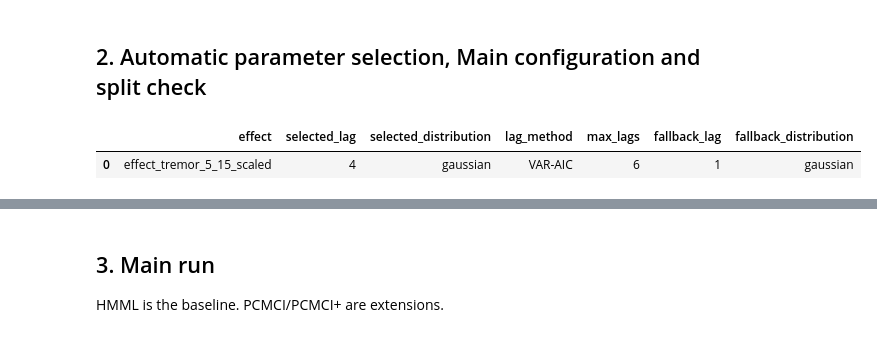
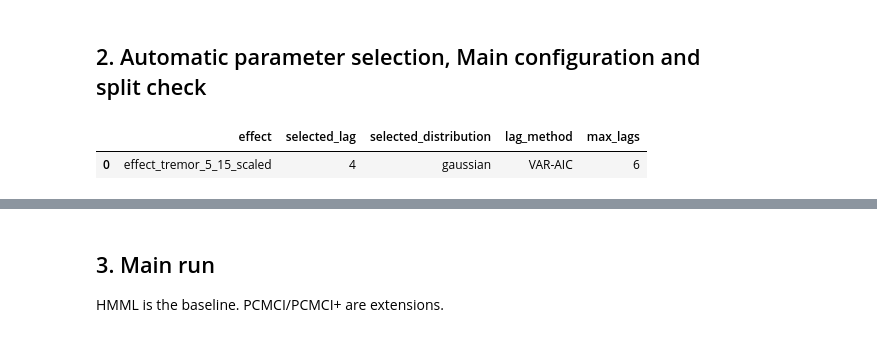
Before and after one commit to alectois/Distinguishing-Causes-and-Triggers-in-Volcanic-and-Seismic-Processes, a Jupyter notebook: notebooks/whakaari_cause_trigger.ipynb, the cells around one changed output, grey strips where cells are left out. Drawn from its saved outputs; the diff is of its cells as text; code cells hidden in the pictures.

```diff
--- a/notebooks/whakaari_cause_trigger.ipynb
+++ b/notebooks/whakaari_cause_trigger.ipynb
@@ -35,18 +35,27 @@ display(pd.DataFrame([model_overview(X, EFFECT)]))
 # %% [markdown]
 ## 2. Automatic parameter selection, Main configuration and split check
 # %%
-params = select_parameters(
-    X,
-    EFFECT,
+from parameter_extraction import find_parameters
+
+selected_distribution, selected_lag = find_parameters(
+    X=X,
+    target_series=X[EFFECT],
     max_lags=6,
     criterion="aic",
     fallback_lag=1,
+    fallback_distribution="gaussian",
 )
 
-display(pd.DataFrame([params]))
+pd.DataFrame([{
+    "effect": EFFECT,
+    "selected_lag": int(selected_lag),
+    "selected_distribution": selected_distribution,
+    "lag_method": "VAR-AIC",
+    "max_lags": 6,
+}])
 # %% [output]
-|  | effect | selected_lag | selected_distribution | lag_method | max_lags | fallback_lag | fallback_distribution |
-| 0 | effect_tremor_5_15_scaled | 4 | gaussian | VAR-AIC | 6 | 1 | gaussian |
+|  | effect | selected_lag | selected_distribution | lag_method | max_lags |
+| 0 | effect_tremor_5_15_scaled | 4 | gaussian | VAR-AIC | 6 |
 # %%
 workflow = WhakaariWorkflowConfig(
     effect=EFFECT,
```
Also changed, not shown: parts of 8 cells of this notebook, 5 other files.
